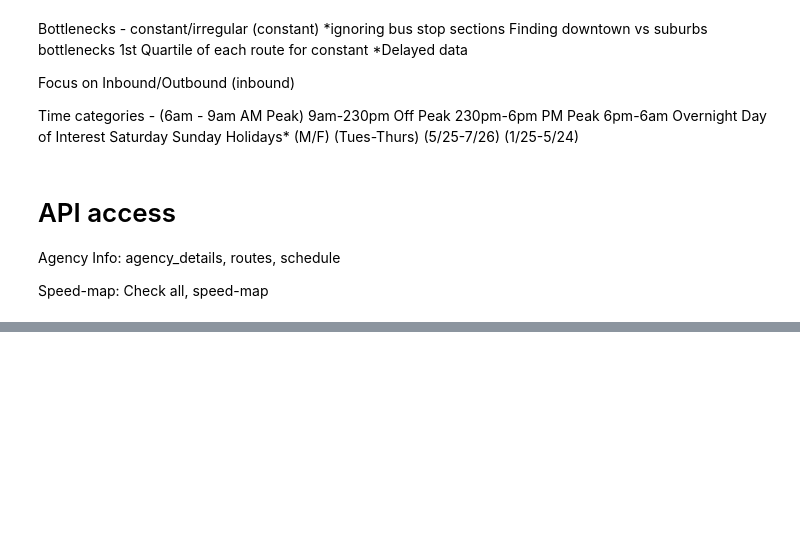
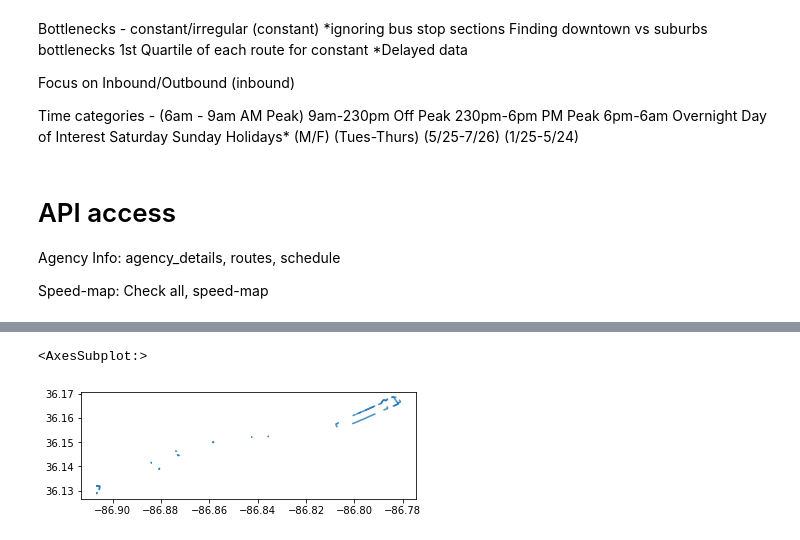
Before and after one commit to MylahKate/wego-scar, a Jupyter notebook: notebook/Rt50_MF_WeGo.ipynb, the cells around one changed output, grey strips where cells are left out. Saved outputs shown, nothing was run; the diff lists cells and outputs as text; code cells hidden in the pictures; blank space fills up the shorter version.

Commit message:
midday offpeak push

```diff
--- a/notebook/Rt50_MF_WeGo.ipynb
+++ b/notebook/Rt50_MF_WeGo.ipynb
@@ -796,0 +418,5 @@ slow_inbound_summer.plot()
+# %%
+offpeak_summer_in = pd.concat([maytojun_offpeak_inbound, juntojul_offpeak_inbound])
+offpeak_summer_in = offpeak_summer_in.reset_index()
+
+offpeak_summer_in
@@ -796,0 +483,4 @@ slow_inbound_summer.plot()
+# %%
+offpeak_summer_inbound = offpeak_summer_in.loc[offpeak_summer_in['percent20Secs'] > np.quantile(offpeak_summer_in['percent20Secs'], .80)]
+
+offpeak_summer_inbound
@@ -796,0 +501,5 @@ slow_inbound_summer.plot()
+# %%
+offpeak_summer_inbound.plot()
+# %% [output]
+<AxesSubplot:>
+[figure, added]
```
Also changed, not shown: parts of 77 cells of this notebook, 4 other files.
